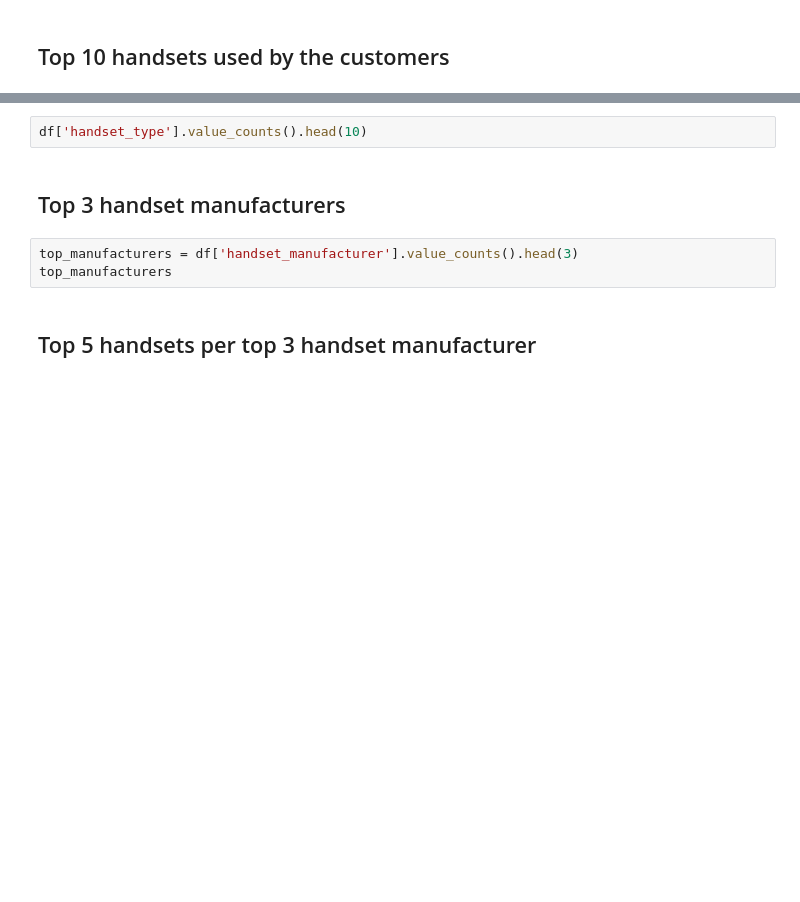
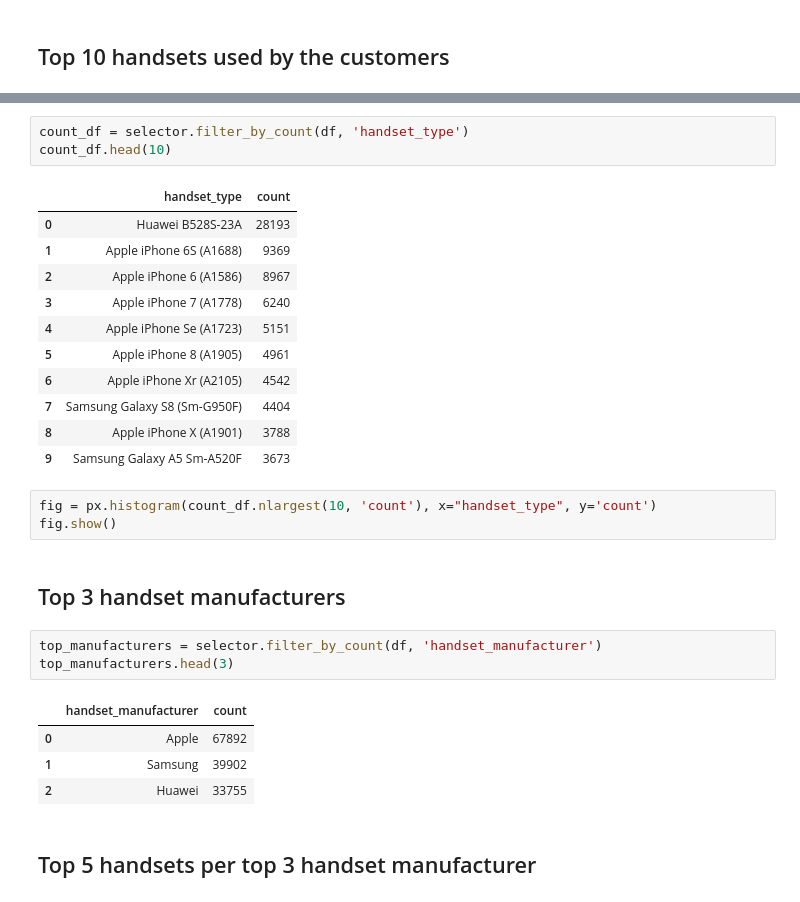
Before and after one commit to eandualem/telecom_analytics, a Jupyter notebook: notebooks/1.1_overview.ipynb, the cells around one changed output, grey strips where cells are left out. Cells and saved outputs as stored; diff of their text form; blank space fills up the shorter version.

```diff
--- a/notebooks/1.1_overview.ipynb
+++ b/notebooks/1.1_overview.ipynb
@@ -26,10 +70,31 @@ df.info()
 # %%
-df['handset_type'].value_counts().head(10)
+count_df = selector.filter_by_count(df, 'handset_type')
+count_df.head(10)
+# %% [output]
+|  | handset_type | count |
+| 0 | Huawei B528S-23A | 28193 |
+| 1 | Apple iPhone 6S (A1688) | 9369 |
+| 2 | Apple iPhone 6 (A1586) | 8967 |
+| 3 | Apple iPhone 7 (A1778) | 6240 |
+| 4 | Apple iPhone Se (A1723) | 5151 |
+| 5 | Apple iPhone 8 (A1905) | 4961 |
+| 6 | Apple iPhone Xr (A2105) | 4542 |
+| 7 | Samsung Galaxy S8 (Sm-G950F) | 4404 |
+| 8 | Apple iPhone X (A1901) | 3788 |
+| 9 | Samsung Galaxy A5 Sm-A520F | 3673 |
+# %%
+fig = px.histogram(count_df.nlargest(10, 'count'), x="handset_type", y='count')
+fig.show()
 # %% [markdown]
 ## Top 3 handset manufacturers
 # %%
-top_manufacturers = df['handset_manufacturer'].value_counts().head(3)
-top_manufacturers
+top_manufacturers = selector.filter_by_count(df, 'handset_manufacturer')
+top_manufacturers.head(3)
+# %% [output]
+|  | handset_manufacturer | count |
+| 0 | Apple | 67892 |
+| 1 | Samsung | 39902 |
+| 2 | Huawei | 33755 |
 # %% [markdown]
 ##  Top 5 handsets per top 3 handset manufacturer
 # %%
```
Also changed, not shown: parts of 12 cells of this notebook, 2 other files.
